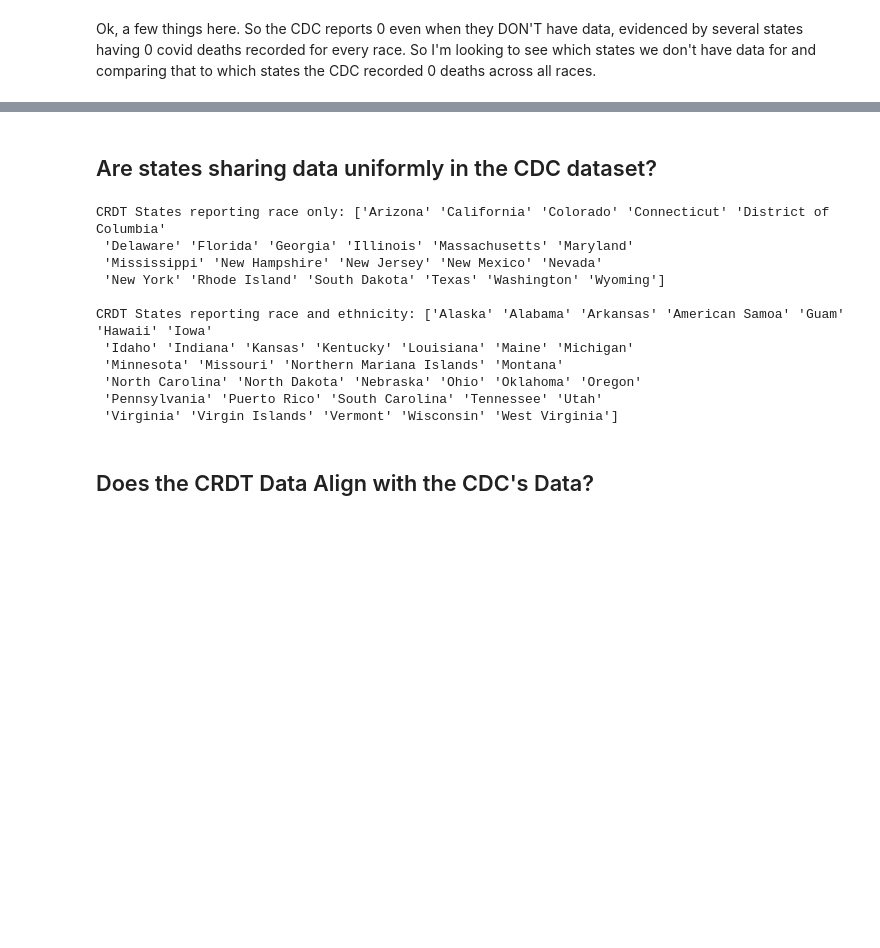
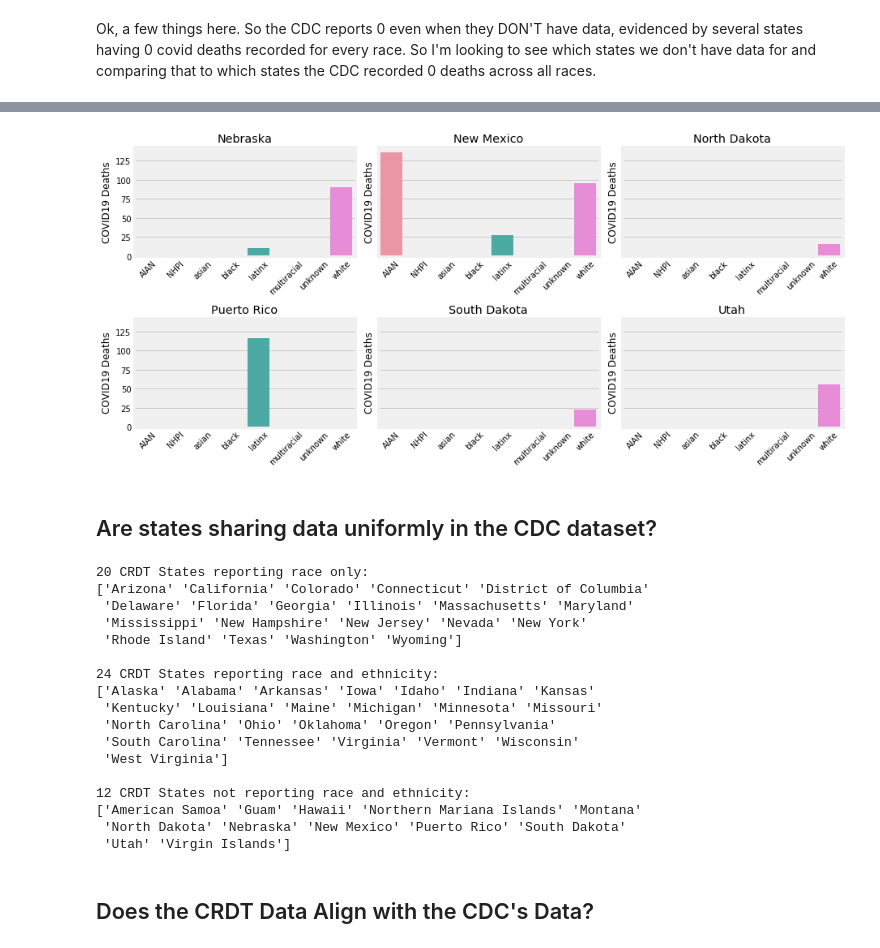
Before and after one commit to COVID19Tracking/analysis, a Jupyter notebook: cdc_racial_data/CDC Racial Data Availability.ipynb, the cells around one changed output, grey strips where cells are left out. Cells and saved outputs as stored; diff of their text form; code cells hidden in the pictures; blank space fills up the shorter version.

Commit message:
Viz for states where CDC data exists but we show NULL

```diff
--- a/cdc_racial_data/CDC Racial Data Availability.ipynb
+++ b/cdc_racial_data/CDC Racial Data Availability.ipynb
@@ -70,14 +79,14 @@ array(['Non-Hispanic White', 'Non-Hispanic Black',
 ## Are there states where only one of us (CDC or CRDT) have data?
 # %%
 ours10_completeness = ours10[["state"] + ours10_race_eth_cols].sort_values("state")
-ours10_completeness["total_data_points"] = ours10_completeness.notnull().sum(axis=1)
+ours10_completeness["total_data_points"] = ours10_completeness[ours10_race_eth_cols].notnull().sum(axis=1)
 ours10_completeness.set_index("state", inplace=True)
 ours10_completeness["no_data"] = [row["total_data_points"] == 0 for i, row in ours10_completeness.iterrows()]
 # %%
 cdc10_completeness = cdc10.groupby(["state", "race_and_ethnicity"])["covid_19_deaths"].sum() \
     .reset_index(name="death_count") \
     .pivot(index="state", columns="race_and_ethnicity", values="death_count")
-cdc10_completeness["total_data_points"] = cdc10_completeness.notnull().sum(axis=1)
+cdc10_completeness["total_data_points"] = cdc10_completeness[cdc10_race_eth_cols].notnull().sum(axis=1)
 cdc10_completeness["total_data_points_zero"] = cdc10_completeness.replace(0, np.nan).isna().sum(axis=1)
 
 cdc10_completeness["no_data"] = [row["total_data_points_zero"] == 8 for i, row in cdc10_completeness.iterrows()]
@@ -90,5 +99,4 @@ data_completeness = cdc10_completeness[["no_data"]].merge(
     left_index=True,
     right_index=True,
     suffixes=["_cdc", "_crdt"]
-)
-data_completeness.loc[data_completeness["no_data_cdc"] != data_completeness["no_data_crdt"]]
+).fillna(True)
@@ -107,3 +130,42 @@ data_completeness.loc[data_completeness["no_data_cdc"] != data_completeness["no_
+# %%
+data_completeness_only_cdc = data_completeness.loc[
+    (data_completeness["no_data_cdc"] != data_completeness["no_data_crdt"]) &
+    (data_completeness["no_data_cdc"] == False)]
+
+# plot deaths-by-race for states
+to_plot = cdc10.groupby(["state", "race_and_ethnicity"])["covid_19_deaths"].sum().reset_index()
+
+fig, axs = plt.subplots(2, 3, figsize=(13,6), sharey=True, tight_layout=True)
+plt_axis = [0, 0]
+count = 0
+
+for state in data_completeness_only_cdc.index.values:
+
+    current_ax = axs[plt_axis[0], plt_axis[1]]
+
+    if state != "New York City":
+        to_plot_state = to_plot.loc[to_plot["state"] == state]
+        sns.barplot(
+            x="race_and_ethnicity", y="covid_19_deaths",
+            data=to_plot_state, ax=current_ax)
+
+        current_ax.set(
+            xlabel="",
+            ylabel="COVID19 Deaths",
+            title=state)
+        current_ax.set_xticklabels(current_ax.get_xticklabels(), rotation=45)
+
+        # get position of next plot
+        count = count + 1
+        if count == 3:
+            plt_axis[0] = 1
+            plt_axis[1] = 0
+        else:
+            plt_axis[1] = plt_axis[1] + 1
+
+plt.show()
+# %% [output]
+[figure, added]
 # %% [markdown]
 ## Are states sharing data uniformly in the CDC dataset?
 # %%
@@ -112,18 +175,25 @@ ours10_separate = ours10.loc[ours10["positives_latinx"].isnull() & ours10["death
 # %%
-print(f"CRDT States reporting race only: {ours10_combined.state.values}")
-print(f"\nCRDT States reporting race and ethnicity: {ours10_separate.state.values}")
+print(f"{ours10_combined.shape[0]} CRDT States reporting race only:\n{ours10_combined.state.values}")
+print(f"\n{ours10_separate.shape[0]} CRDT States reporting race and ethnicity:\n{ours10_separate.state.values}")
+print(f"\n{ours10_no_data.shape[0]} CRDT States not reporting race and ethnicity:\n{ours10_no_data.state.values}")
 # %% [output]
-CRDT States reporting race only: ['Arizona' 'California' 'Colorado' 'Connecticut' 'District of Columbia'
+20 CRDT States reporting race only:
+['Arizona' 'California' 'Colorado' 'Connecticut' 'District of Columbia'
  'Delaware' 'Florida' 'Georgia' 'Illinois' 'Massachusetts' 'Maryland'
- 'Mississippi' 'New Hampshire' 'New Jersey' 'New Mexico' 'Nevada'
- 'New York' 'Rhode Island' 'South Dakota' 'Texas' 'Washington' 'Wyoming']
+ 'Mississippi' 'New Hampshire' 'New Jersey' 'Nevada' 'New York'
+ 'Rhode Island' 'Texas' 'Washington' 'Wyoming']
 
-CRDT States reporting race and ethnicity: ['Alaska' 'Alabama' 'Arkansas' 'American Samoa' 'Guam' 'Hawaii' 'Iowa'
- 'Idaho' 'Indiana' 'Kansas' 'Kentucky' 'Louisiana' 'Maine' 'Michigan'
- 'Minnesota' 'Missouri' 'Northern Mariana Islands' 'Montana'
- 'North Carolina' 'North Dakota' 'Nebraska' 'Ohio' 'Oklahoma' 'Oregon'
- 'Pennsylvania' 'Puerto Rico' 'South Carolina' 'Tennessee' 'Utah'
- 'Virginia' 'Virgin Islands' 'Vermont' 'Wisconsin' 'West Virginia']
+24 CRDT States reporting race and ethnicity:
+['Alaska' 'Alabama' 'Arkansas' 'Iowa' 'Idaho' 'Indiana' 'Kansas'
+ 'Kentucky' 'Louisiana' 'Maine' 'Michigan' 'Minnesota' 'Missouri'
+ 'North Carolina' 'Ohio' 'Oklahoma' 'Oregon' 'Pennsylvania'
+ 'South Carolina' 'Tennessee' 'Virginia' 'Vermont' 'Wisconsin'
+ 'West Virginia']
+
+12 CRDT States not reporting race and ethnicity:
+['American Samoa' 'Guam' 'Hawaii' 'Northern Mariana Islands' 'Montana'
+ 'North Dakota' 'Nebraska' 'New Mexico' 'Puerto Rico' 'South Dakota'
+ 'Utah' 'Virgin Islands']
 # %% [markdown]
 ## Does the CRDT Data Align with the CDC's Data?
 # %%
```
Also changed, not shown: parts of 7 cells of this notebook, 1 other file.
